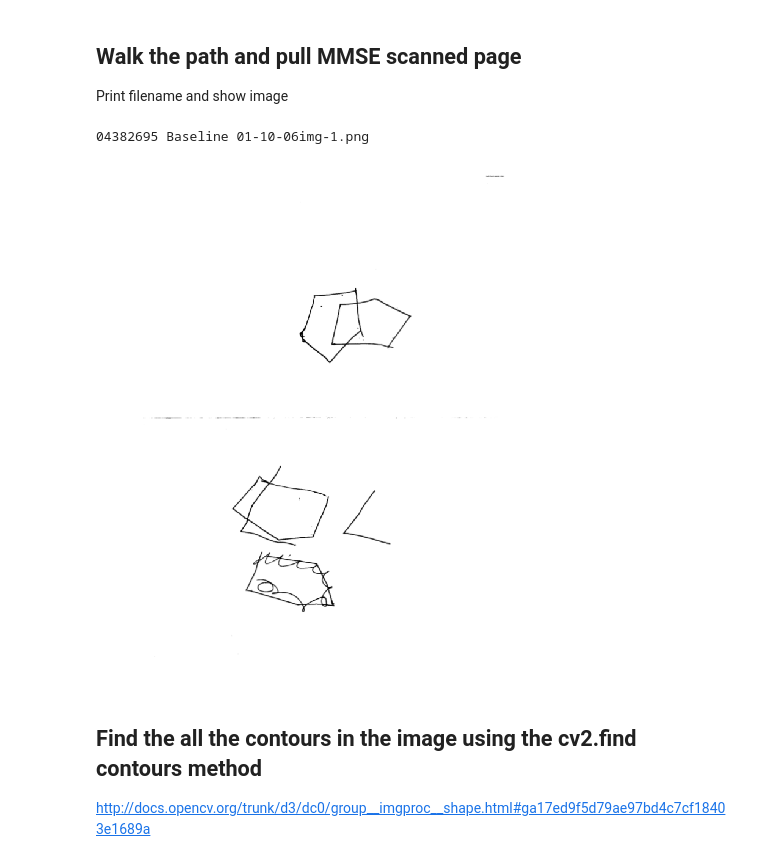
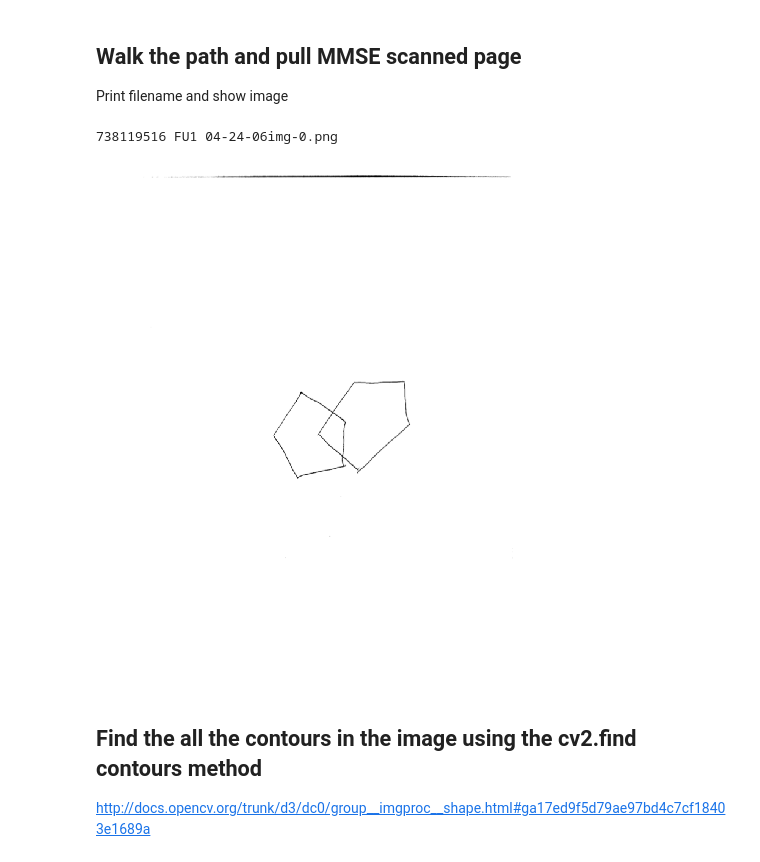
Before and after one commit to ttruty/pentagon_testing, a Jupyter notebook: Pentagon+Testing.ipynb, the cells around one changed output. Drawn from its saved outputs; the diff is of its cells as text; code cells hidden in the pictures.

```diff
--- a/Pentagon+Testing.ipynb
+++ b/Pentagon+Testing.ipynb
@@ -23,21 +23,21 @@ Print filename and show image
 # %%
 %matplotlib inline
 path = r'E:\pent_python\training_mmse_pentagons' #home for pentagons and model file
 model_path =  os.path.join(path, "models", "svm.model") # trained model
-testing_path = r'E:\pent_python\mmse_data\bad' #path to pull files from
+testing_path = r'E:\pent_python\mmse_data' #path to pull files from
 file = random.choice([x for x in os.listdir(testing_path) if os.path.isfile(os.path.join(testing_path, x))]) #random
 print(file)
 test_file = os.path.join(testing_path, file)
 
 #show image
 im = cv2.imread(test_file, cv2.IMREAD_GRAYSCALE)
 fig=plt.figure(figsize=(9, 8), dpi= 80, facecolor='w', edgecolor='k')
 plt.axis('off')
 plt.imshow(im,cmap='gray')
 plt.show()
 # %% [output]
-04382695 Baseline 01-10-06img-1.png
+738119516 FU1 04-24-06img-0.png
-[figure, old version]
+[figure, new version]
 # %% [markdown]
 ## Find the all the contours in the image using the cv2.find contours method
 http://docs.opencv.org/trunk/d3/dc0/group__imgproc__shape.html#ga17ed9f5d79ae97bd4c7cf18403e1689a
```
Also changed, not shown: parts of 9 cells of this notebook.
